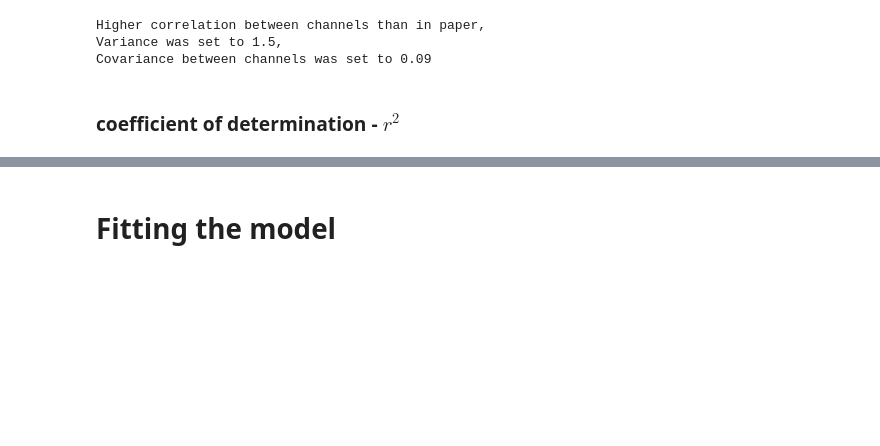
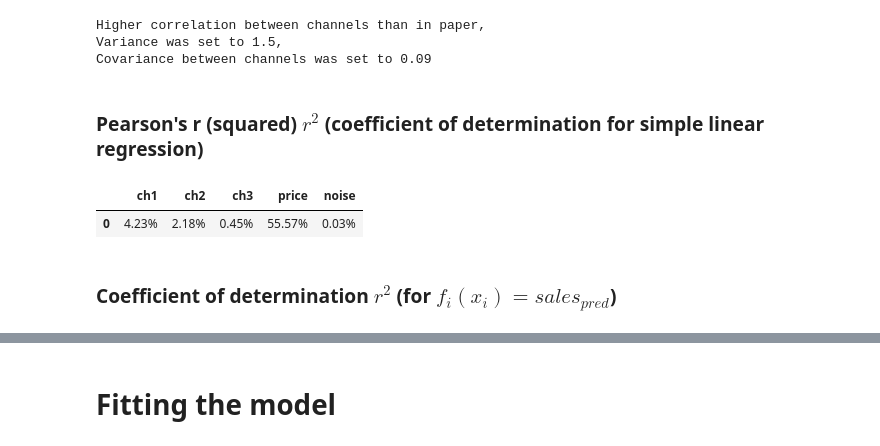
Before and after one commit to Amirgav-zz/mmm_ag, a Jupyter notebook: data_simulation.ipynb, the cells around one changed output, grey strips where cells are left out. Cells and saved outputs as stored; diff of their text form; code cells hidden in the pictures; blank space fills up the shorter version.

```diff
--- a/data_simulation.ipynb
+++ b/data_simulation.ipynb
@@ -193,7 +193,7 @@ date_col = 'date'
 
 simulate = True
 # %%
-sales = response_additive(df, treatment_columns, control_columns, channel_params,
+sales, noise = response_additive(df, treatment_columns, control_columns, channel_params,
                   date_col=date_col, tau=tau, lamb=lamb, simulate=simulate, eps=var_eps)
-sales.shape
+print(sales.shape, noise.shape)
 # %% [output]
@@ -251,5 +251,27 @@ print(f"Higher correlation between channels than in paper,\nVariance was set to
 Higher correlation between channels than in paper,
 Variance was set to 1.5,
 Covariance between channels was set to 0.09
+# %% [markdown]
+### Pearson's r (squared) $r^2$ (coefficient of determination for simple linear regression)
+# %%
+_, _, r_value1, _, _ = scipy.stats.linregress(df['ch1'], sales)
+_, _, r_value2, _, _ = scipy.stats.linregress(df['ch2'], sales)
+_, _, r_value3, _, _ = scipy.stats.linregress(df['ch3'], sales)
+_, _, r_value4, _, _ = scipy.stats.linregress(df['price'], sales)
+_, _, r_value5, _, _ = scipy.stats.linregress(noise, sales)
+r2 = pd.DataFrame([r_value1,r_value2,r_value3,r_value4,r_value5]).T
+columns = df.columns.tolist()[1:] + ['noise']
+r2.columns = columns=columns
+r2 = r2**2
+r2.style.format({
+    'ch1': '{:,.2%}'.format,
+    'ch2': '{:,.2%}'.format,
+    'ch3': '{:,.2%}'.format,
+    'price': '{:,.2%}'.format,
+    'noise': '{:,.2%}'.format,
+})
+# %% [output]
+|  | ch1 | ch2 | ch3 | price | noise |
+| 0 | 4.23% | 2.18% | 0.45% | 55.57% | 0.03% |
 # %% [markdown]
-### coefficient of determination - $r^2$
+### Coefficient of determination $r^2$ (for $ f_i(x_i)=sales_{pred} $)
```
Also changed, not shown: parts of 6 cells of this notebook, 1 other file.
